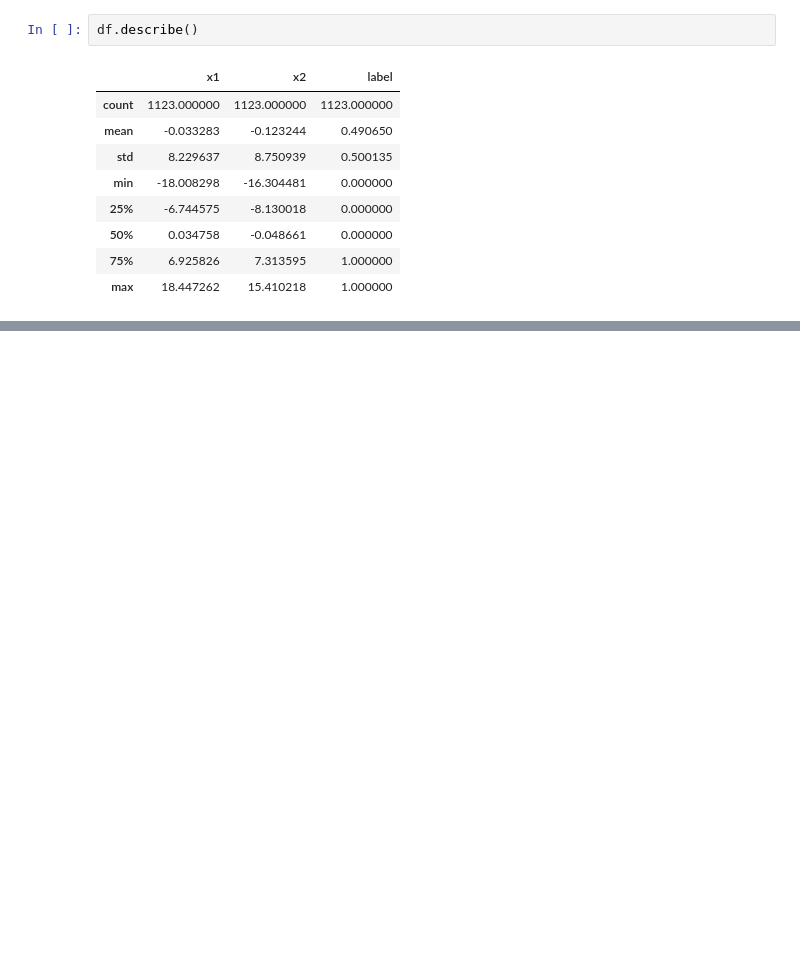
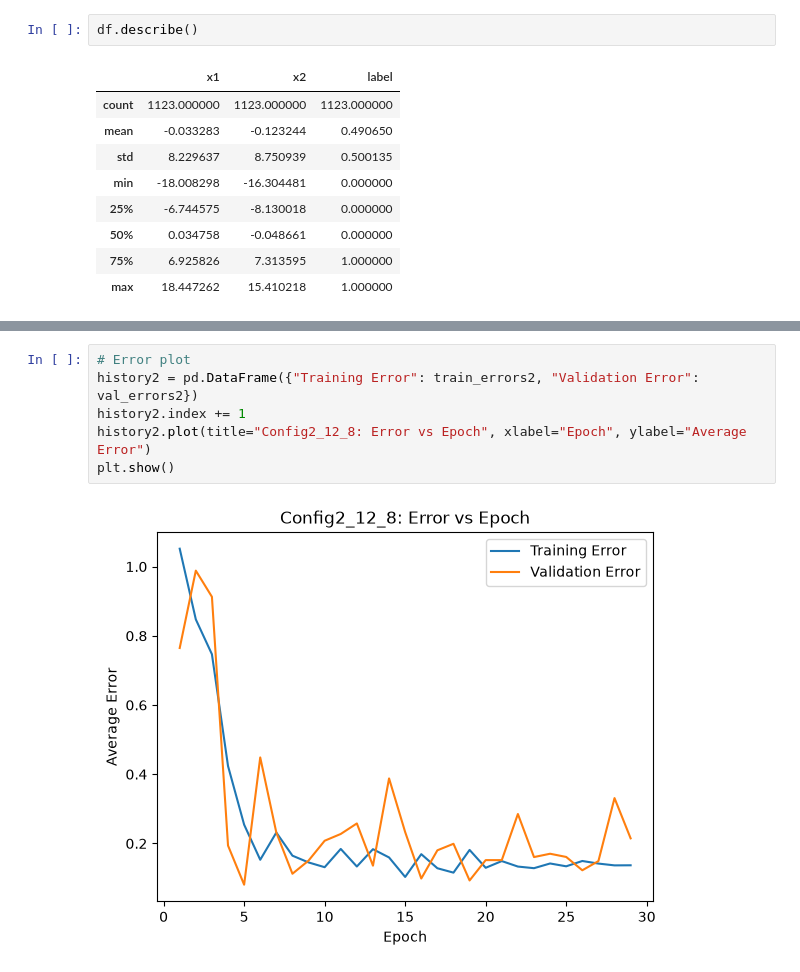
Before and after one commit to karywnl/deep-learning, a Jupyter notebook: lab2/lab2.ipynb, the cells around one changed output, grey strips where cells are left out. Drawn from its saved outputs; the diff is of its cells as text; blank space fills up the shorter version.

```diff
--- a/lab2/lab2.ipynb
+++ b/lab2/lab2.ipynb
@@ -80,0 +214,8 @@ tensor([[0.3994],
+# %%
+# Error plot
+history2 = pd.DataFrame({"Training Error": train_errors2, "Validation Error": val_errors2})
+history2.index += 1
+history2.plot(title="Config2_12_8: Error vs Epoch", xlabel="Epoch", ylabel="Average Error")
+plt.show()
+# %% [output]
+[figure, added]
```
Also changed, not shown: parts of 29 cells of this notebook, 2 other files.
